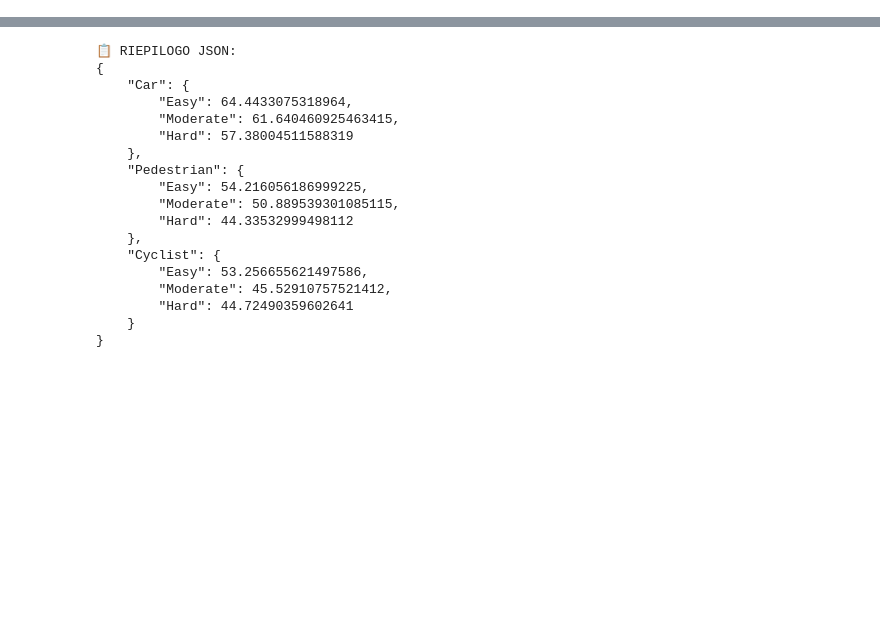
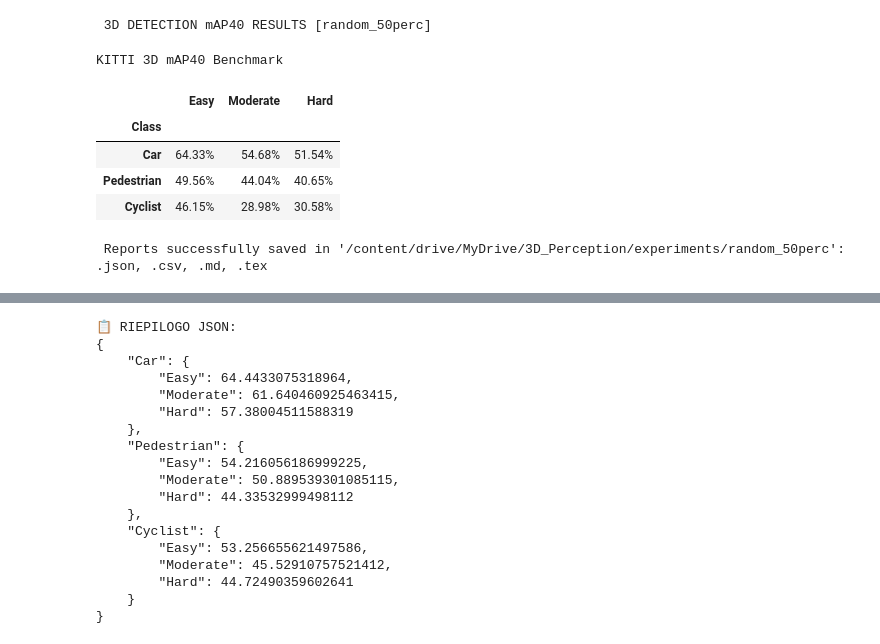
Before and after one commit to giacomosalvatori03/3D_Perception, a Jupyter notebook: notebooks/01_lidar_degradation.ipynb, the cells around one changed output, grey strips where cells are left out. Cells and saved outputs as stored; diff of their text form; code cells hidden in the pictures; blank space fills up the shorter version.

```diff
--- a/notebooks/01_lidar_degradation.ipynb
+++ b/notebooks/01_lidar_degradation.ipynb
@@ -103,0 +171,21 @@ results = evaluator.evaluate(exp_path)
+# %%
+import sys
+
+sys.path.insert(0, "/content/3D_Perception")
+from scripts.lidar_evaluator import KittiEvaluator
+
+evaluator = KittiEvaluator()
+exp_path = (
+    "/content/drive/MyDrive/3D_Perception/experiments/random_50perc"
+)
+
+results = evaluator.evaluate(exp_path)
+# %% [output]
+ 3D DETECTION mAP40 RESULTS [random_50perc]
+KITTI 3D mAP40 Benchmark
+|  | Easy | Moderate | Hard |
+| Class |  |  |  |
+| Car | 64.33% | 54.68% | 51.54% |
+| Pedestrian | 49.56% | 44.04% | 40.65% |
+| Cyclist | 46.15% | 28.98% | 30.58% |
+ Reports successfully saved in '/content/drive/MyDrive/3D_Perception/experiments/random_50perc': .json, .csv, .md, .tex
```
Also changed, not shown: parts of 10 cells of this notebook, 2 other files.
